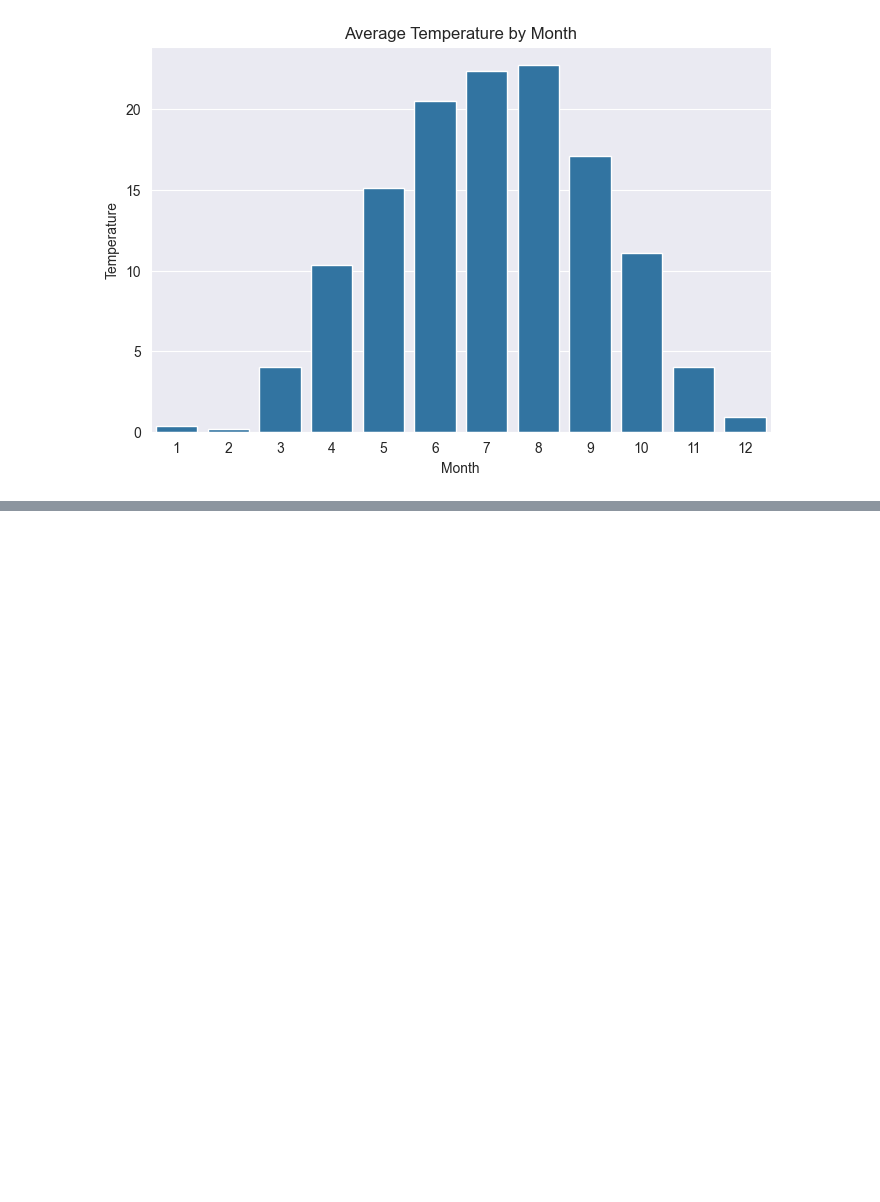
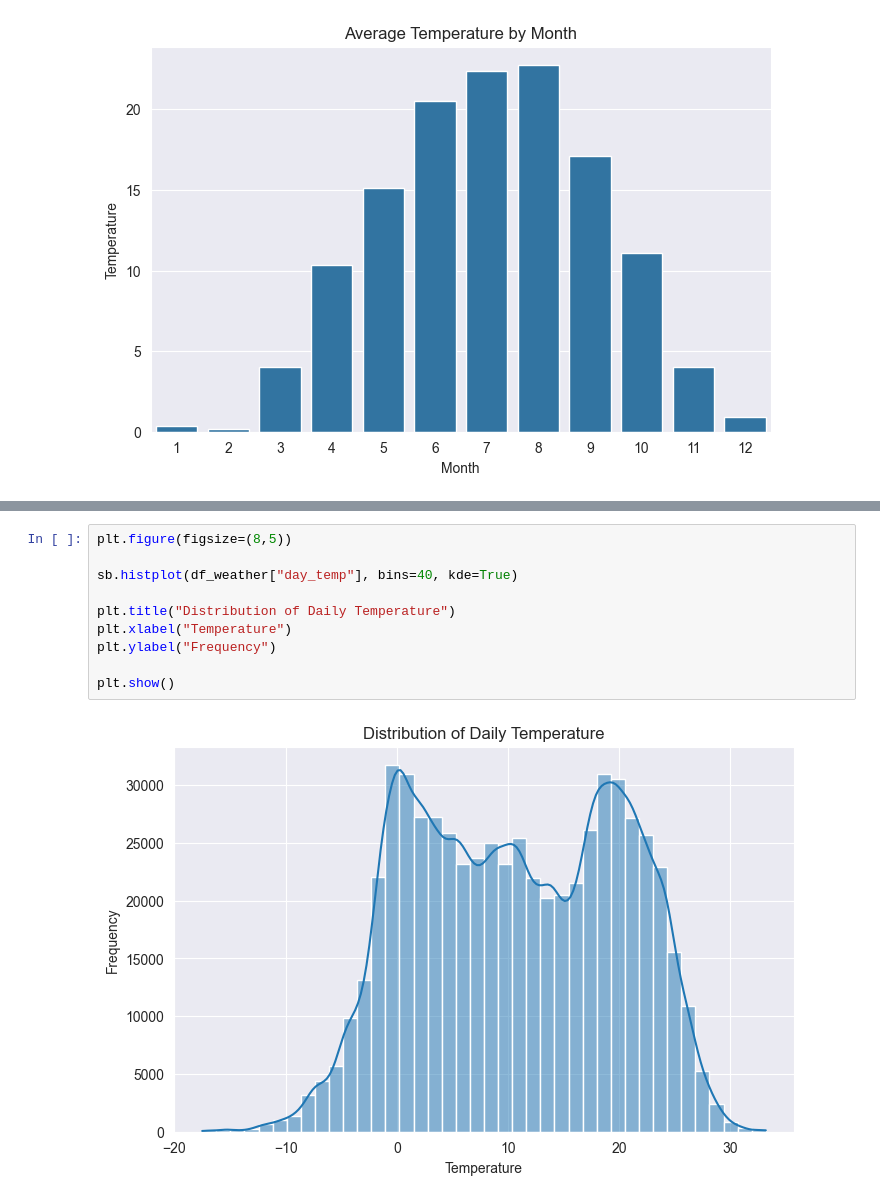
Before and after one commit to khorunzhaviktoriia/war-events-predictor-saas, a Jupyter notebook: forecasting/wether_dataset.ipynb, the cells around one changed output, grey strips where cells are left out. Saved outputs shown, nothing was run; the diff lists cells and outputs as text; blank space fills up the shorter version.

```diff
--- a/forecasting/wether_dataset.ipynb
+++ b/forecasting/wether_dataset.ipynb
@@ -461,0 +472,12 @@ plt.show()
+# %%
+plt.figure(figsize=(8,5))
+
+sb.histplot(df_weather["day_temp"], bins=40, kde=True)
+
+plt.title("Distribution of Daily Temperature")
+plt.xlabel("Temperature")
+plt.ylabel("Frequency")
+
+plt.show()
+# %% [output]
+[figure, added]
```
Also changed, not shown: parts of 7 cells of this notebook.
